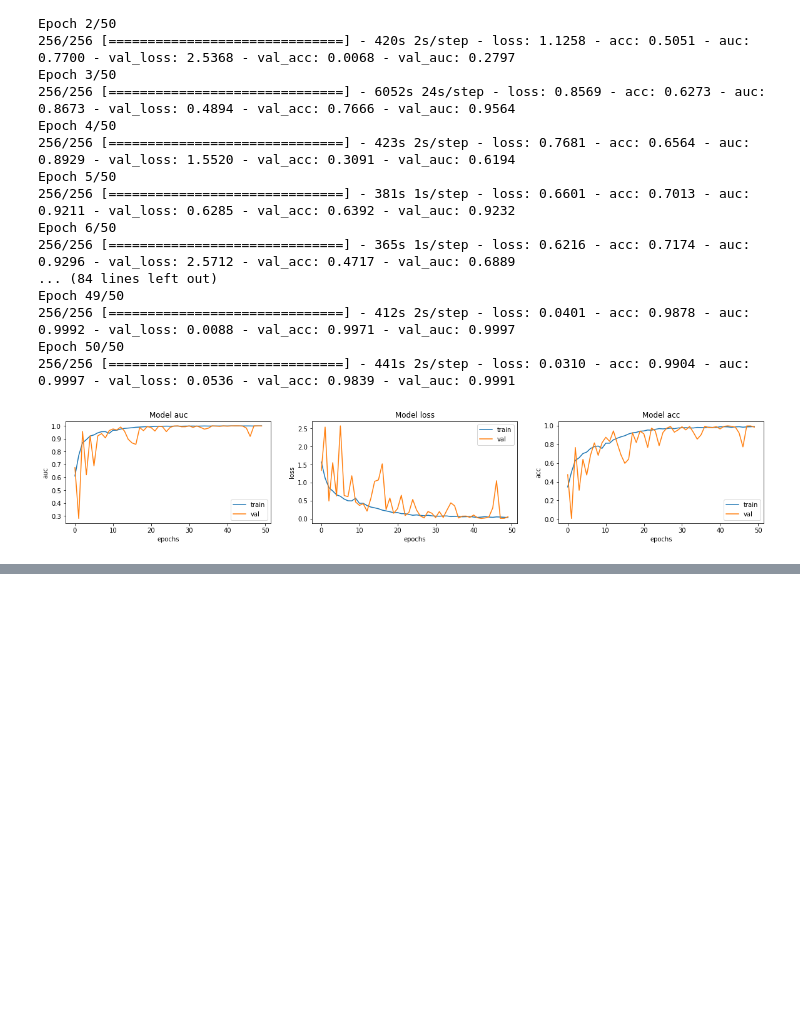
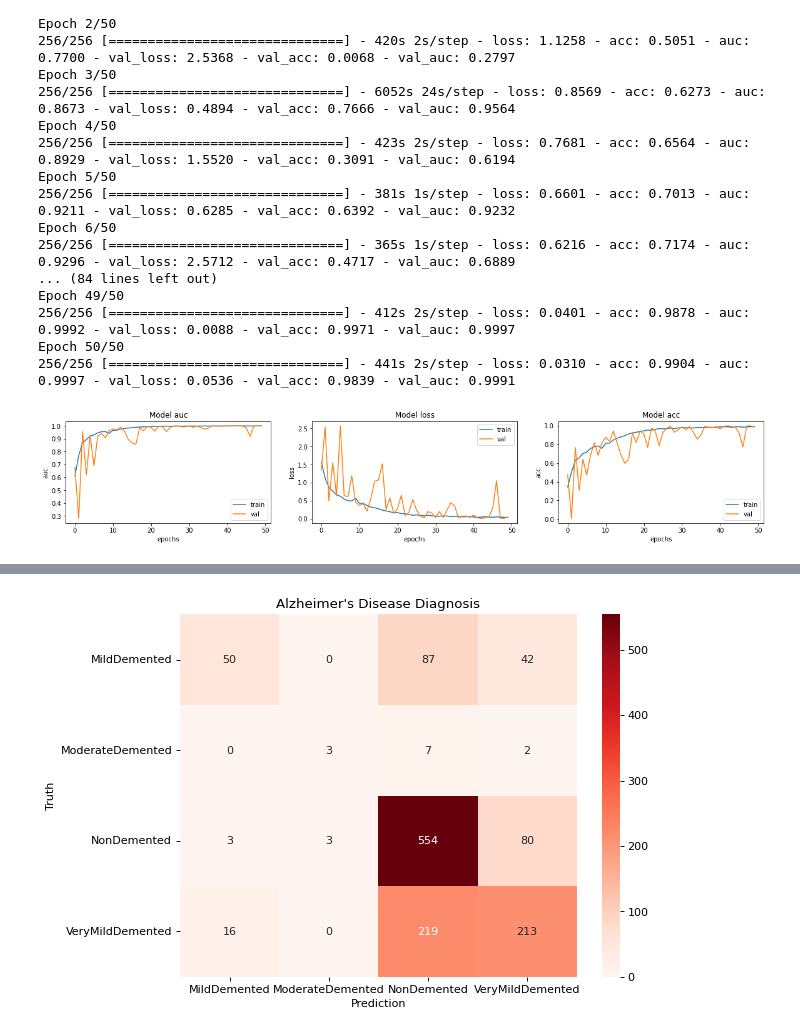
Before and after one commit to Aytijha/BRAIN.MRI, a Jupyter notebook: engine.ipynb, the cells around one changed output, grey strips where cells are left out. Cells and saved outputs as stored; diff of their text form; code cells hidden in the pictures; blank space fills up the shorter version.

```diff
--- a/engine.ipynb
+++ b/engine.ipynb
@@ -241,0 +233,3 @@ NameError: name 'one_hot_label' is not defined
+# %%
+data_dir1 = data_dir[:19]+'/test'
+data_dir1
@@ -241,0 +238,2 @@ NameError: name 'one_hot_label' is not defined
+# %%
+test_data_gen = image_generator.flow_from_directory(directory=data_dir1, target_size=(176, 176), batch_size=6500, shuffle=False)
@@ -241,0 +242,3 @@ NameError: name 'one_hot_label' is not defined
+# %%
+test_data, test_labels = test_data_gen.next()
+print(test_data.shape, test_labels.shape)
@@ -243,0 +253,2 @@ test_scores = model.evaluate(test_data)
+# %%
+predicted_test_labels = model.predict(test_data)
@@ -243,0 +280,16 @@ test_scores = model.evaluate(test_data)
+# %%
+pred_ls = np.argmax(predicted_test_labels, axis=1)
+test_ls = np.argmax(test_labels, axis=1)
+
+conf_arr = sklearn.metrics.confusion_matrix(test_ls, pred_ls)
+plt.figure(figsize=(8, 6), dpi=80, facecolor='w', edgecolor='k')
+
+import seaborn as sns
+ax = sns.heatmap(conf_arr, cmap='Reds', annot=True, fmt='d', xticklabels=classes, yticklabels=classes)
+
+plt.title('Alzheimer\'s Disease Diagnosis')
+plt.xlabel('Prediction')
+plt.ylabel('Truth')
+plt.show(ax)
+# %% [output]
+[figure, added]
```
Also changed, not shown: parts of 9 cells of this notebook, 1 other file.
